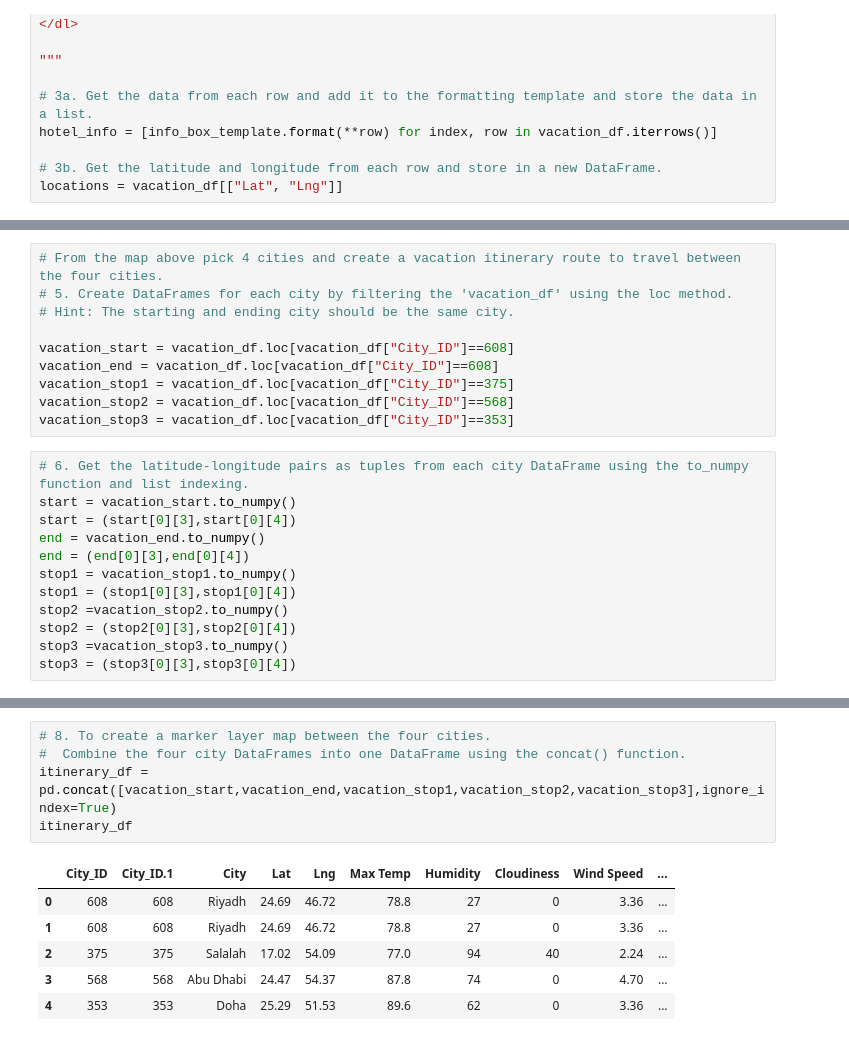
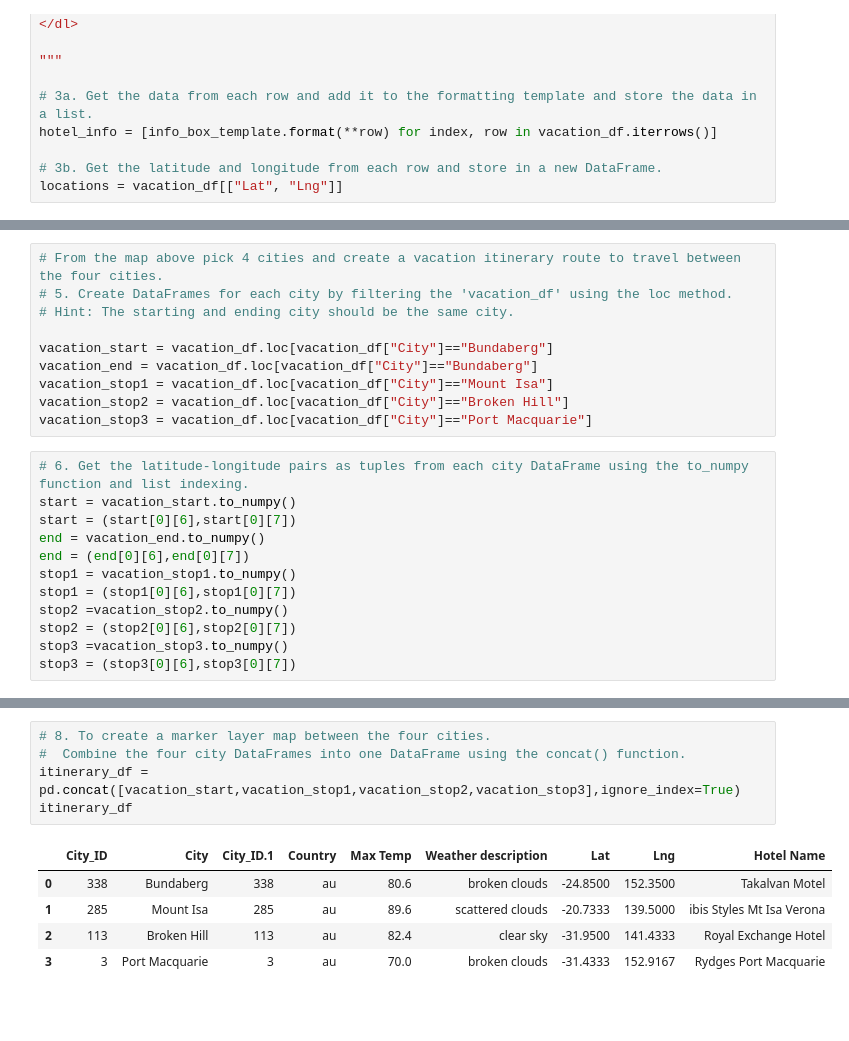
Before and after one commit to ramaditya524/World_Weather_Analysis, a Jupyter notebook: Vacation_Itinerary/Vacation_Itinerary.ipynb, the cells around one changed output, grey strips where cells are left out. Drawn from its saved outputs; the diff is of its cells as text; blank space fills up the shorter version.

```diff
--- a/Vacation_Itinerary/Vacation_Itinerary.ipynb
+++ b/Vacation_Itinerary/Vacation_Itinerary.ipynb
@@ -58,23 +58,23 @@ fig
 # 5. Create DataFrames for each city by filtering the 'vacation_df' using the loc method.
 # Hint: The starting and ending city should be the same city.
 
-vacation_start = vacation_df.loc[vacation_df["City_ID"]==608]
-vacation_end = vacation_df.loc[vacation_df["City_ID"]==608]
-vacation_stop1 = vacation_df.loc[vacation_df["City_ID"]==375]
-vacation_stop2 = vacation_df.loc[vacation_df["City_ID"]==568]
-vacation_stop3 = vacation_df.loc[vacation_df["City_ID"]==353]
+vacation_start = vacation_df.loc[vacation_df["City"]=="Bundaberg"]
+vacation_end = vacation_df.loc[vacation_df["City"]=="Bundaberg"]
+vacation_stop1 = vacation_df.loc[vacation_df["City"]=="Mount Isa"]
+vacation_stop2 = vacation_df.loc[vacation_df["City"]=="Broken Hill"]
+vacation_stop3 = vacation_df.loc[vacation_df["City"]=="Port Macquarie"]
 # %%
 # 6. Get the latitude-longitude pairs as tuples from each city DataFrame using the to_numpy function and list indexing.
 start = vacation_start.to_numpy()
-start = (start[0][3],start[0][4])
+start = (start[0][6],start[0][7])
 end = vacation_end.to_numpy()
-end = (end[0][3],end[0][4])
+end = (end[0][6],end[0][7])
 stop1 = vacation_stop1.to_numpy()
-stop1 = (stop1[0][3],stop1[0][4])
+stop1 = (stop1[0][6],stop1[0][7])
 stop2 =vacation_stop2.to_numpy()
-stop2 = (stop2[0][3],stop2[0][4])
+stop2 = (stop2[0][6],stop2[0][7])
 stop3 =vacation_stop3.to_numpy()
-stop3 = (stop3[0][3],stop3[0][4])
+stop3 = (stop3[0][6],stop3[0][7])
 # %%
 # 7. Create a direction layer map using the start and end latitude-longitude pairs,
 # and stop1, stop2, and stop3 as the waypoints. The travel_mode should be "DRIVING", "BICYCLING", or "WALKING".
@@ -88,15 +88,14 @@ fig
 # %%
 # 8. To create a marker layer map between the four cities.
 #  Combine the four city DataFrames into one DataFrame using the concat() function.
-itinerary_df = pd.concat([vacation_start,vacation_end,vacation_stop1,vacation_stop2,vacation_stop3],ignore_index=True)
+itinerary_df = pd.concat([vacation_start,vacation_stop1,vacation_stop2,vacation_stop3],ignore_index=True)
 itinerary_df
 # %% [output]
-|  | City_ID | City_ID.1 | City | Lat | Lng | Max Temp | Humidity | Cloudiness | Wind Speed | ... |
-| 0 | 608 | 608 | Riyadh | 24.69 | 46.72 | 78.8 | 27 | 0 | 3.36 | ... |
-| 1 | 608 | 608 | Riyadh | 24.69 | 46.72 | 78.8 | 27 | 0 | 3.36 | ... |
-| 2 | 375 | 375 | Salalah | 17.02 | 54.09 | 77.0 | 94 | 40 | 2.24 | ... |
-| 3 | 568 | 568 | Abu Dhabi | 24.47 | 54.37 | 87.8 | 74 | 0 | 4.70 | ... |
-| 4 | 353 | 353 | Doha | 25.29 | 51.53 | 89.6 | 62 | 0 | 3.36 | ... |
+|  | City_ID | City | City_ID.1 | Country | Max Temp | Weather description | Lat | Lng | Hotel Name |
+| 0 | 338 | Bundaberg | 338 | au | 80.6 | broken clouds | -24.8500 | 152.3500 | Takalvan Motel |
+| 1 | 285 | Mount Isa | 285 | au | 89.6 | scattered clouds | -20.7333 | 139.5000 | ibis Styles Mt Isa Verona |
+| 2 | 113 | Broken Hill | 113 | au | 82.4 | clear sky | -31.9500 | 141.4333 | Royal Exchange Hotel |
+| 3 | 3 | Port Macquarie | 3 | au | 70.0 | broken clouds | -31.4333 | 152.9167 | Rydges Port Macquarie |
 # %%
 # 9 Using the template add city name, the country code, the weather description and maximum temperature for the city.
 info_box_template = """
```
Also changed, not shown: parts of 4 cells of this notebook, 7 other files.
